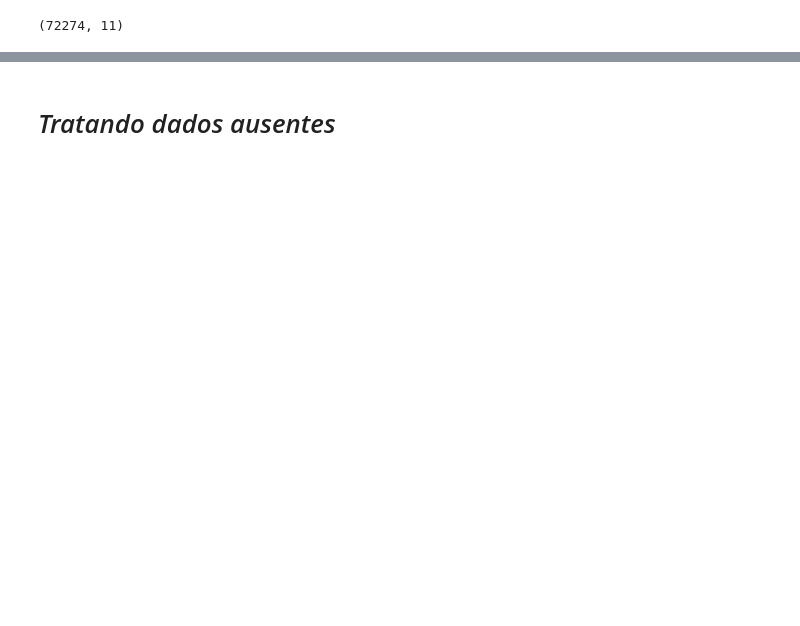
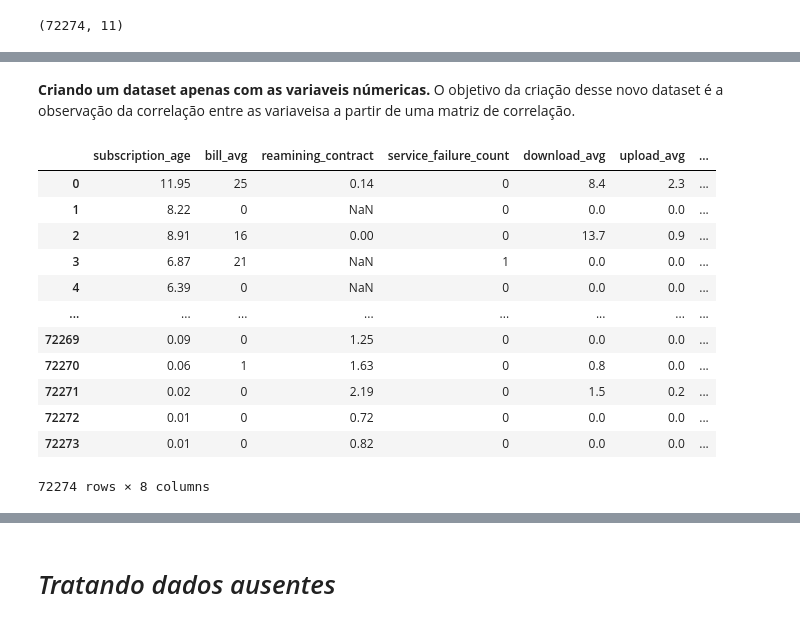
Before and after one commit to JosenildoJunior/Internet_service_churn, a Jupyter notebook: Internet_service_churn.ipynb, the cells around one changed output, grey strips where cells are left out. Saved outputs shown, nothing was run; the diff lists cells and outputs as text; code cells hidden in the pictures; blank space fills up the shorter version.

```diff
--- a/Internet_service_churn.ipynb
+++ b/Internet_service_churn.ipynb
@@ -75,0 +212,21 @@ dash.show_notebook()
+# %% [markdown]
+**Criando um dataset apenas com as variaveis númericas.**
+O objetivo da criação desse novo dataset é a observação da correlação entre as variaveisa a partir de uma matriz de correlação.
+# %%
+# Criando um dataset apenas com as variaveis númericas e acrescentando a variavel churn para observar a correlação entre as outras
+df_num = dados[['subscription_age', 'bill_avg', 'reamining_contract', 'service_failure_count', 'download_avg', 'upload_avg','download_over_limit', 'churn']]
+df_num
+# %% [output]
+|  | subscription_age | bill_avg | reamining_contract | service_failure_count | download_avg | upload_avg | ... |
+| 0 | 11.95 | 25 | 0.14 | 0 | 8.4 | 2.3 | ... |
+| 1 | 8.22 | 0 | NaN | 0 | 0.0 | 0.0 | ... |
+| 2 | 8.91 | 16 | 0.00 | 0 | 13.7 | 0.9 | ... |
+| 3 | 6.87 | 21 | NaN | 1 | 0.0 | 0.0 | ... |
+| 4 | 6.39 | 0 | NaN | 0 | 0.0 | 0.0 | ... |
+| ... | ... | ... | ... | ... | ... | ... | ... |
+| 72269 | 0.09 | 0 | 1.25 | 0 | 0.0 | 0.0 | ... |
+| 72270 | 0.06 | 1 | 1.63 | 0 | 0.8 | 0.0 | ... |
+| 72271 | 0.02 | 0 | 2.19 | 0 | 1.5 | 0.2 | ... |
+| 72272 | 0.01 | 0 | 0.72 | 0 | 0.0 | 0.0 | ... |
+| 72273 | 0.01 | 0 | 0.82 | 0 | 0.0 | 0.0 | ... |
+72274 rows × 8 columns
```
Also changed, not shown: parts of 34 cells of this notebook.
